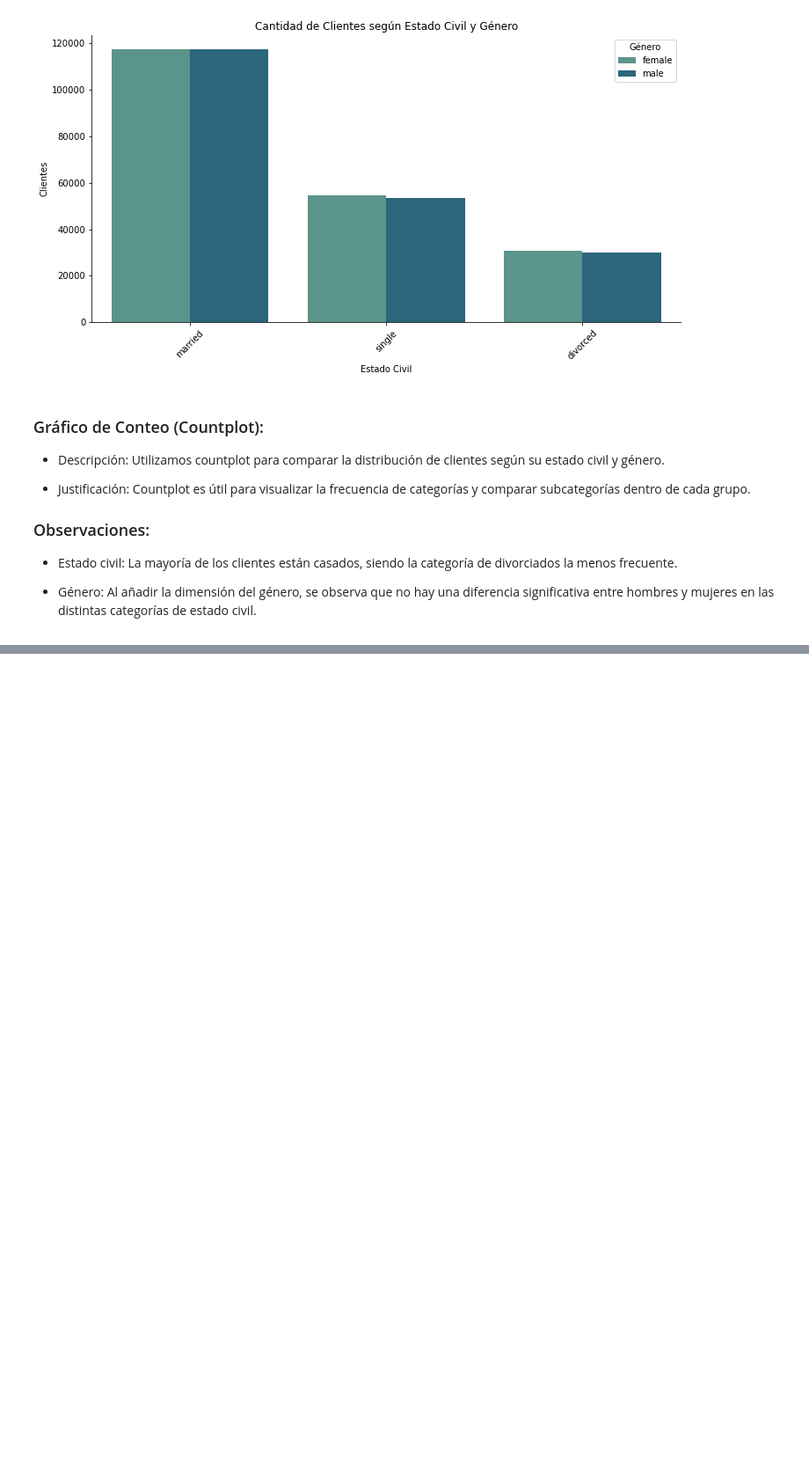
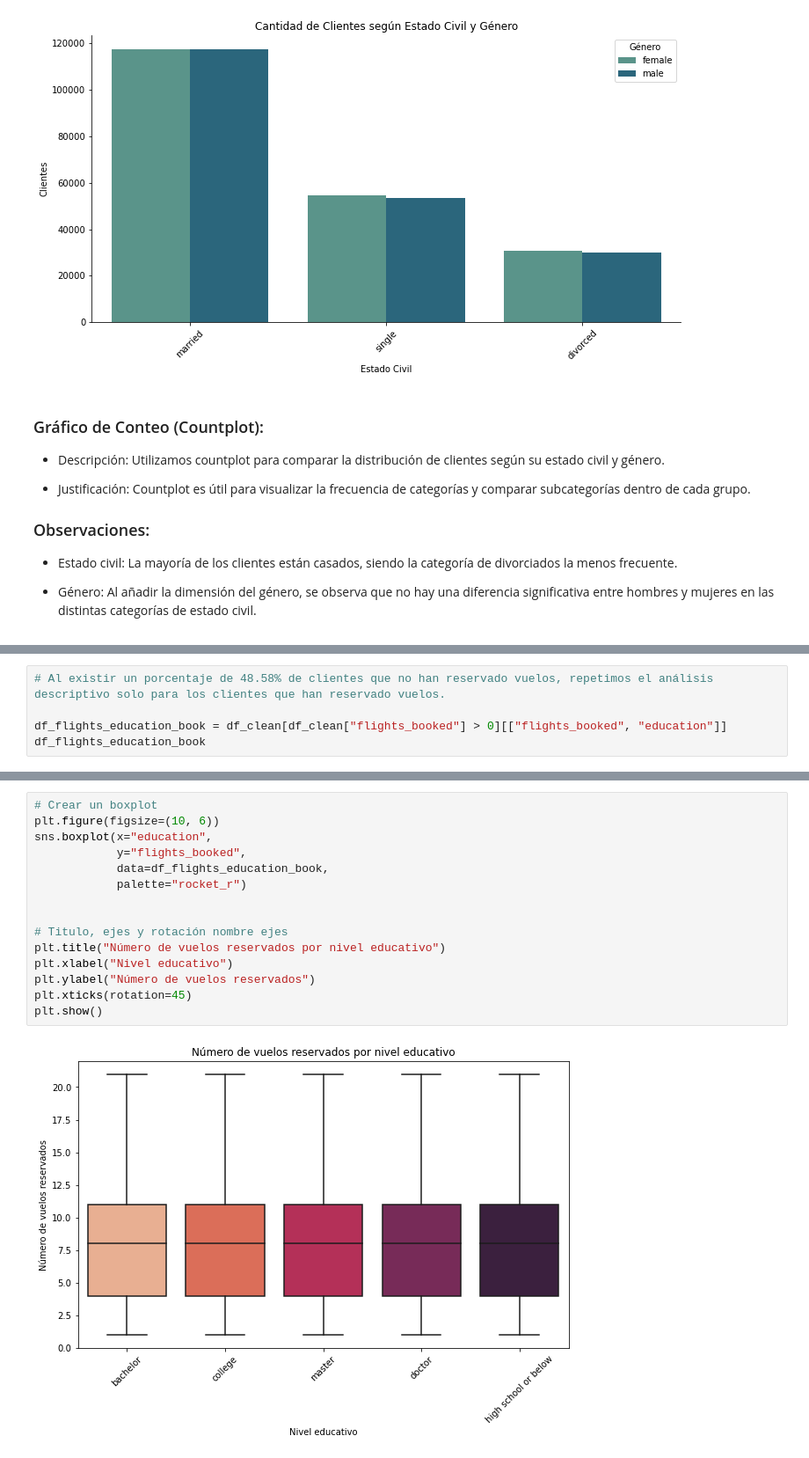
Before and after one commit to Adalab/bda-modulo-3-evaluacion-final-YamilleAClavo, a Jupyter notebook: evaluacion_mod3_Yami.ipynb, the cells around one changed output, grey strips where cells are left out. Shown: that part at 88% size. Cells and saved outputs as stored; diff of their text form; blank space fills up the shorter version.

```diff
--- a/evaluacion_mod3_Yami.ipynb
+++ b/evaluacion_mod3_Yami.ipynb
@@ -1118,0 +1230,5 @@ plt.gca().spines["top"].set_visible(False)
+# %%
+# Al existir un porcentaje de 48.58% de clientes que no han reservado vuelos, repetimos el análisis descriptivo solo para los clientes que han reservado vuelos.
+
+df_flights_education_book = df_clean[df_clean["flights_booked"] > 0][["flights_booked", "education"]]
+df_flights_education_book
@@ -1118,0 +1314,17 @@ plt.gca().spines["top"].set_visible(False)
+# %%
+# Crear un boxplot
+plt.figure(figsize=(10, 6))
+sns.boxplot(x="education",
+            y="flights_booked",
+            data=df_flights_education_book,
+            palette="rocket_r")
+
+
+# Titulo, ejes y rotación nombre ejes
+plt.title("Número de vuelos reservados por nivel educativo")
+plt.xlabel("Nivel educativo")
+plt.ylabel("Número de vuelos reservados")
+plt.xticks(rotation=45)
+plt.show()
+# %% [output]
+[figure, added]
```
Also changed, not shown: parts of 32 cells of this notebook.
